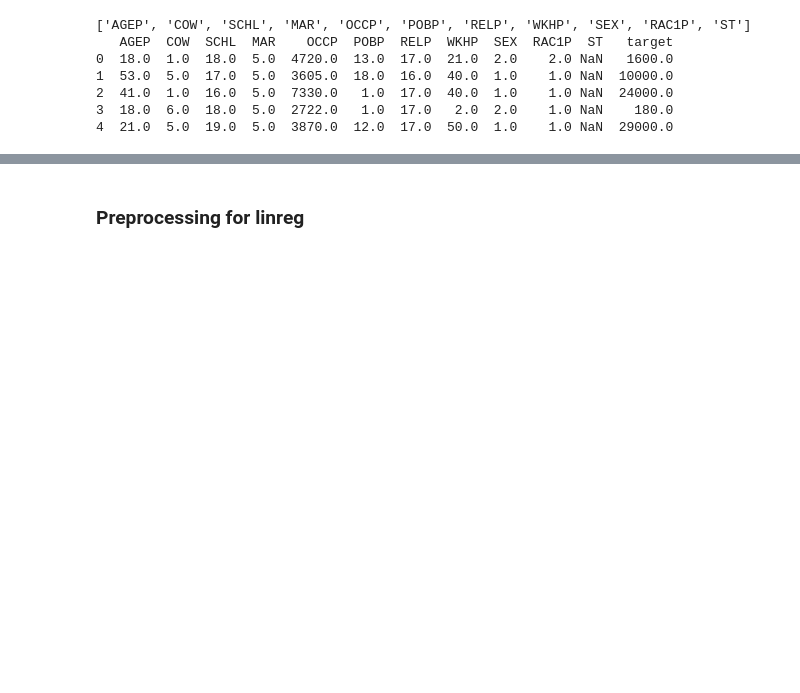
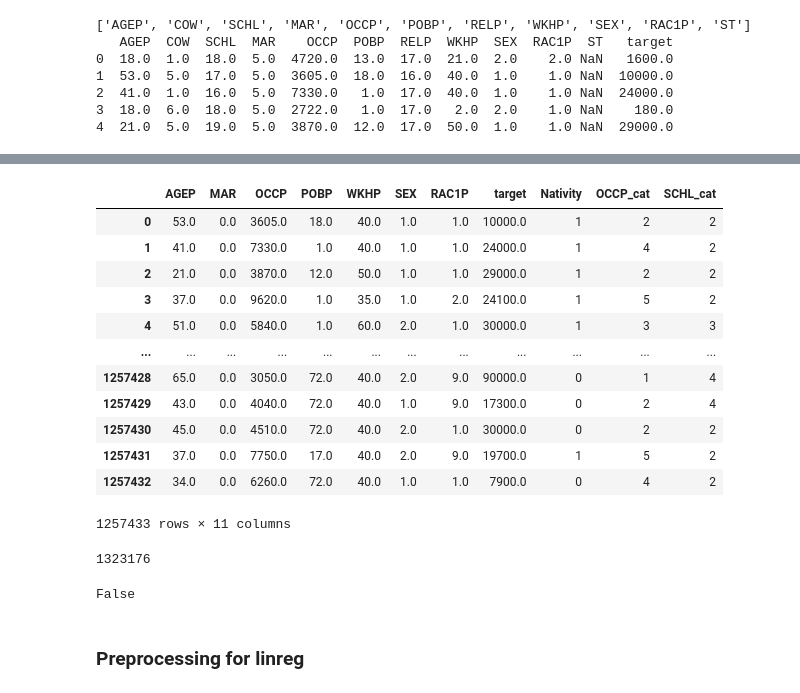
Before and after one commit to antisocialites/HCML, a Jupyter notebook: XGBoost/ACSIncome_xgboost.ipynb, the cells around one changed output, grey strips where cells are left out. Cells and saved outputs as stored; diff of their text form; code cells hidden in the pictures; blank space fills up the shorter version.

```diff
--- a/XGBoost/ACSIncome_xgboost.ipynb
+++ b/XGBoost/ACSIncome_xgboost.ipynb
@@ -33,7 +33,7 @@ print(df.head())
 4  21.0  5.0  19.0  5.0  3870.0  12.0  17.0  50.0  1.0    1.0 NaN  29000.0
 # %%
 # remove the 'ST' column
-df = df.drop(columns=['ST', 'COW', 'RELP','OCP', 'POBP', 'SCHL'], errors='ignore')
+df = df.drop(columns=['ST', 'COW', 'RELP','OCP'], errors='ignore')
 
 # change 'MAR' values -> convert 2–5 to 0 (e.g., not married)
 df['MAR'] = df['MAR'].apply(lambda x: 0 if x in [2, 3, 4, 5] else x)
@@ -42,7 +42,7 @@ df['MAR'] = df['MAR'].apply(lambda x: 0 if x in [2, 3, 4, 5] else x)
 df = df[df['AGEP'] >= 18]
 
 # keep rows where 'WKHP' is between 36 and 60 inclusive
-df = df[(df['WKHP'] >= 36) & (df['WKHP'] <= 60)]
+df = df[(df['WKHP'] >= 30) & (df['WKHP'] <= 60)]
 
 # reset index after filtering
 df = df.reset_index(drop=True)
@@ -100,0 +93,20 @@ np.False_
+# %%
+# mapping occupation codes to broader categories
+def recode_occp(occp_code):
+    if 10 <= occp_code <= 3550: # Management, Business, Science, and Arts Occupations
+        return 1
+    elif 3601 <= occp_code <= 4655: # "Service Occupations"
+        return 2
+    elif 4700 <= occp_code <= 5940: # "Sales and Office Occupations"
+        return 3
+    elif 6005 <= occp_code <= 7640: # "Natural Resources, Construction, and Maintenance Occupations"
+        return 4
+    elif 7700 <= occp_code <= 9760: # "Production, Transportation, and Material Moving Occupations"
+        return 5
+    elif 9800 <= occp_code <= 9830: # Military Specific Occupations
+        return 6
+    else:
+        return 0
+
+df["OCCP_cat"] = df["OCCP"].apply(recode_occp)
+df.drop(columns="OCCP")
@@ -100,0 +127,31 @@ np.False_
+# %%
+def recode_schl(schl_code):
+    if schl_code <= 15: # No high school diploma
+        return 1
+    elif 15 <= schl_code <= 19: # High school diploma or equivalent
+        return 2
+    elif schl_code == 20: # Associate's degree
+        return 3
+    elif schl_code == 21: # Bachelor's degree
+        return 4
+    elif 22 <= schl_code <= 23: # Master's or professional degree
+        return 5
+    elif schl_code == 24: # Doctorate's degree
+        return 6
+
+df["SCHL_cat"] = df["SCHL"].apply(recode_schl)
+df.drop(columns="SCHL")
+# %% [output]
+|  | AGEP | MAR | OCCP | POBP | WKHP | SEX | RAC1P | target | Nativity | OCCP_cat | SCHL_cat |
+| 0 | 53.0 | 0.0 | 3605.0 | 18.0 | 40.0 | 1.0 | 1.0 | 10000.0 | 1 | 2 | 2 |
+| 1 | 41.0 | 0.0 | 7330.0 | 1.0 | 40.0 | 1.0 | 1.0 | 24000.0 | 1 | 4 | 2 |
+| 2 | 21.0 | 0.0 | 3870.0 | 12.0 | 50.0 | 1.0 | 1.0 | 29000.0 | 1 | 2 | 2 |
+| 3 | 37.0 | 0.0 | 9620.0 | 1.0 | 35.0 | 1.0 | 2.0 | 24100.0 | 1 | 5 | 2 |
+| 4 | 51.0 | 0.0 | 5840.0 | 1.0 | 60.0 | 2.0 | 1.0 | 30000.0 | 1 | 3 | 3 |
+| ... | ... | ... | ... | ... | ... | ... | ... | ... | ... | ... | ... |
+| 1257428 | 65.0 | 0.0 | 3050.0 | 72.0 | 40.0 | 2.0 | 9.0 | 90000.0 | 0 | 1 | 4 |
+| 1257429 | 43.0 | 0.0 | 4040.0 | 72.0 | 40.0 | 1.0 | 9.0 | 17300.0 | 0 | 2 | 4 |
+| 1257430 | 45.0 | 0.0 | 4510.0 | 72.0 | 40.0 | 2.0 | 1.0 | 30000.0 | 0 | 2 | 2 |
+| 1257431 | 37.0 | 0.0 | 7750.0 | 17.0 | 40.0 | 2.0 | 9.0 | 19700.0 | 1 | 5 | 2 |
+| 1257432 | 34.0 | 0.0 | 6260.0 | 72.0 | 40.0 | 1.0 | 1.0 | 7900.0 | 0 | 4 | 2 |
+1257433 rows × 11 columns
@@ -101,3 +160,11 @@ np.False_
+# %%
+# number of instances after filtering
+print(len(df))
+#check for any missing values/NaN
+df.isnull().values.any()
+# %% [output]
+1323176
+False
 # %% [markdown]
 ### Preprocessing for linreg
 # %%
```
Also changed, not shown: parts of 9 cells of this notebook.
